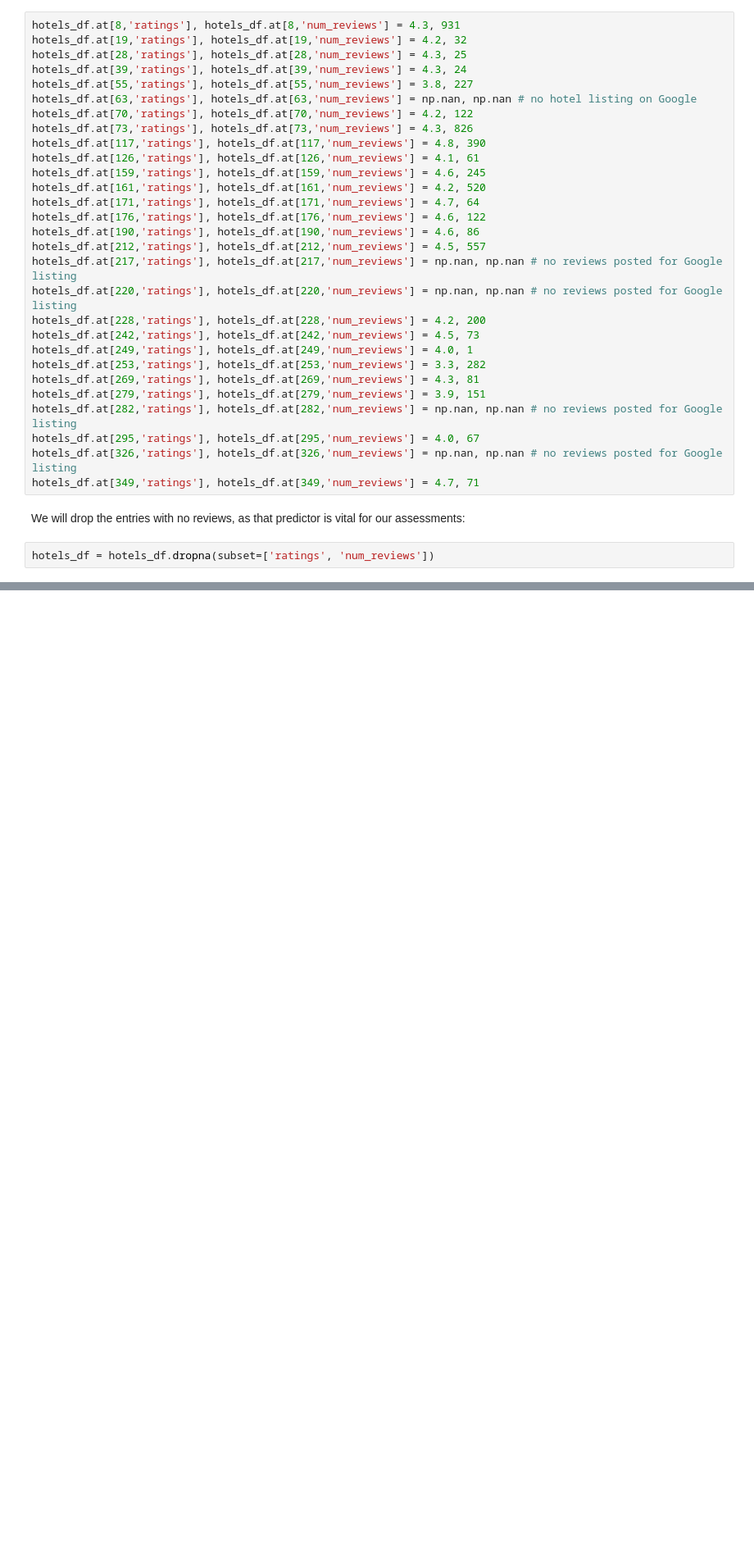
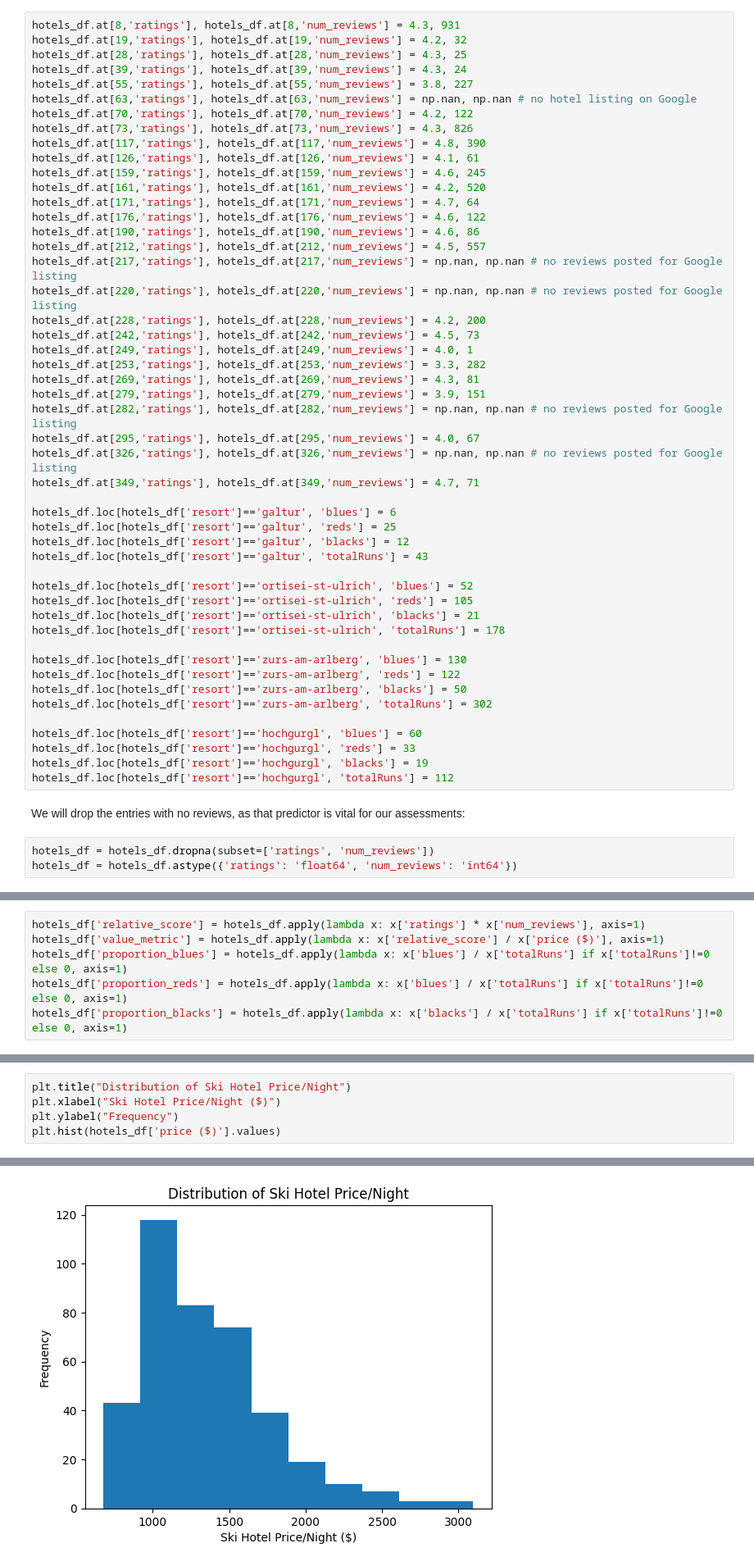
Before and after one commit to benkagan/benkagan.github.io, a Jupyter notebook: final_project.ipynb, the cells around one changed output, grey strips where cells are left out. Shown at 82% size. Saved outputs shown, nothing was run; the diff lists cells and outputs as text; blank space fills up the shorter version.

```diff
--- a/final_project.ipynb
+++ b/final_project.ipynb
@@ -177,7 +193,28 @@ hotels_df.at[282,'ratings'], hotels_df.at[282,'num_reviews'] = np.nan, np.nan #
 hotels_df.at[295,'ratings'], hotels_df.at[295,'num_reviews'] = 4.0, 67
 hotels_df.at[326,'ratings'], hotels_df.at[326,'num_reviews'] = np.nan, np.nan # no reviews posted for Google listing
 hotels_df.at[349,'ratings'], hotels_df.at[349,'num_reviews'] = 4.7, 71
+
+hotels_df.loc[hotels_df['resort']=='galtur', 'blues'] = 6
+hotels_df.loc[hotels_df['resort']=='galtur', 'reds'] = 25
+hotels_df.loc[hotels_df['resort']=='galtur', 'blacks'] = 12
+hotels_df.loc[hotels_df['resort']=='galtur', 'totalRuns'] = 43
+
+hotels_df.loc[hotels_df['resort']=='ortisei-st-ulrich', 'blues'] = 52
+hotels_df.loc[hotels_df['resort']=='ortisei-st-ulrich', 'reds'] = 105
+hotels_df.loc[hotels_df['resort']=='ortisei-st-ulrich', 'blacks'] = 21
+hotels_df.loc[hotels_df['resort']=='ortisei-st-ulrich', 'totalRuns'] = 178
+
+hotels_df.loc[hotels_df['resort']=='zurs-am-arlberg', 'blues'] = 130
+hotels_df.loc[hotels_df['resort']=='zurs-am-arlberg', 'reds'] = 122
+hotels_df.loc[hotels_df['resort']=='zurs-am-arlberg', 'blacks'] = 50
+hotels_df.loc[hotels_df['resort']=='zurs-am-arlberg', 'totalRuns'] = 302
+
+hotels_df.loc[hotels_df['resort']=='hochgurgl', 'blues'] = 60
+hotels_df.loc[hotels_df['resort']=='hochgurgl', 'reds'] = 33
+hotels_df.loc[hotels_df['resort']=='hochgurgl', 'blacks'] = 19
+hotels_df.loc[hotels_df['resort']=='hochgurgl', 'totalRuns'] = 112
 # %% [markdown]
 We will drop the entries with no reviews, as that predictor is vital for our assessments:
 # %%
 hotels_df = hotels_df.dropna(subset=['ratings', 'num_reviews'])
+hotels_df = hotels_df.astype({'ratings': 'float64', 'num_reviews': 'int64'})
@@ -184,3 +223,9 @@ hotels_df = hotels_df.dropna(subset=['ratings', 'num_reviews'])
+# %%
+hotels_df['relative_score'] = hotels_df.apply(lambda x: x['ratings'] * x['num_reviews'], axis=1)
+hotels_df['value_metric'] = hotels_df.apply(lambda x: x['relative_score'] / x['price ($)'], axis=1)
+hotels_df['proportion_blues'] = hotels_df.apply(lambda x: x['blues'] / x['totalRuns'] if x['totalRuns']!=0 else 0, axis=1)
+hotels_df['proportion_reds'] = hotels_df.apply(lambda x: x['blues'] / x['totalRuns'] if x['totalRuns']!=0 else 0, axis=1)
+hotels_df['proportion_blacks'] = hotels_df.apply(lambda x: x['blacks'] / x['totalRuns'] if x['totalRuns']!=0 else 0, axis=1)
 # %% [markdown]
 One column of note that contains missing data is the `distance_from_lift_(m)` column. Despite its importance on the value of a ski hotel, we have decided to not heavily consider this metric in our assessments since over half of the entries are missing this value.
 
@@ -193,0 +258,6 @@ Now that we have fully acquired the data on European Ski Hotels, we will preform
+# %%
+plt.title("Distribution of Ski Hotel Price/Night")
+plt.xlabel("Ski Hotel Price/Night ($)")
+plt.ylabel("Frequency")
+plt.hist(hotels_df['price ($)'].values)
+# %% [output]
@@ -193,0 +268 @@ Now that we have fully acquired the data on European Ski Hotels, we will preform
+[figure, added]
```
Also changed, not shown: parts of 31 cells of this notebook, 3 other files.
